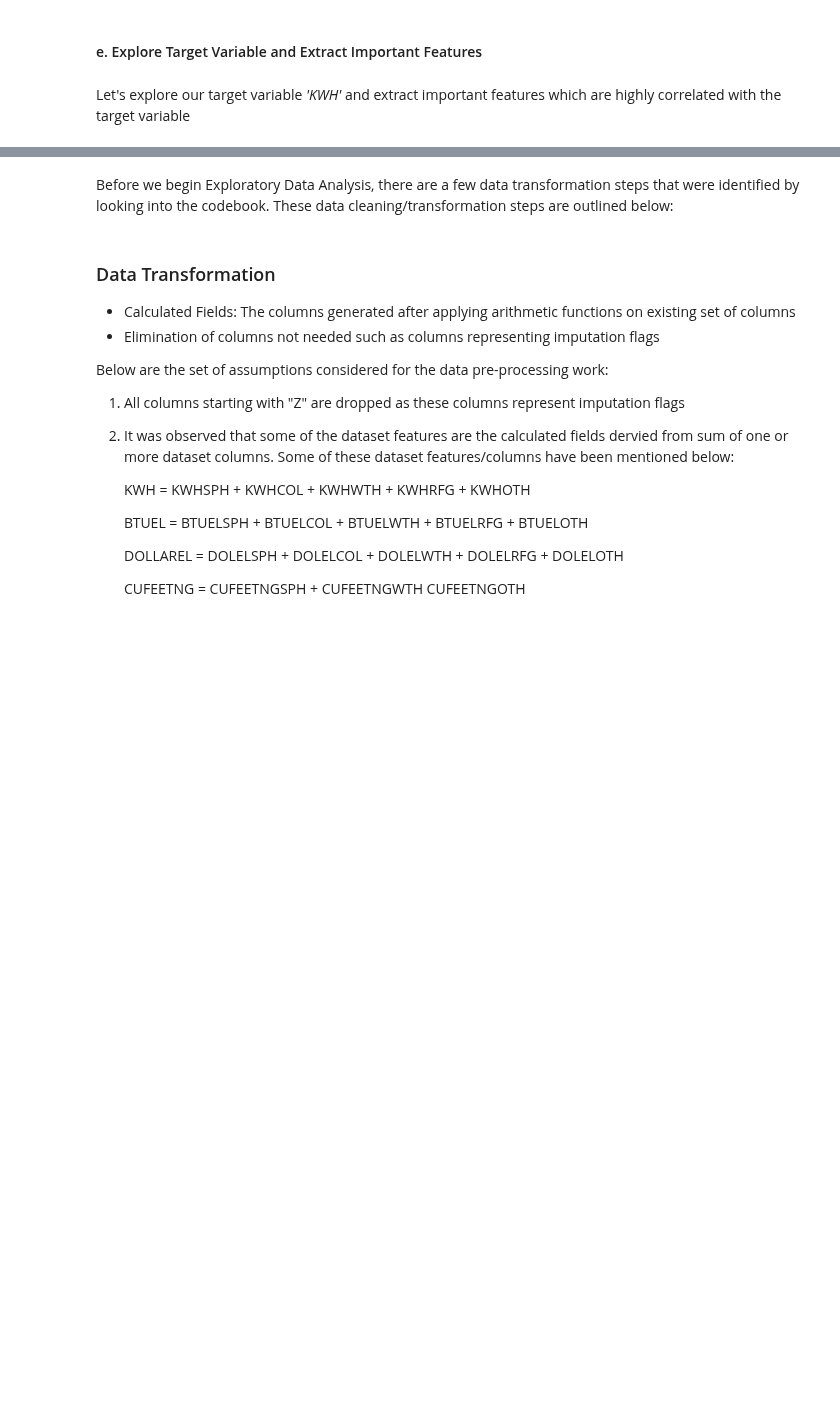
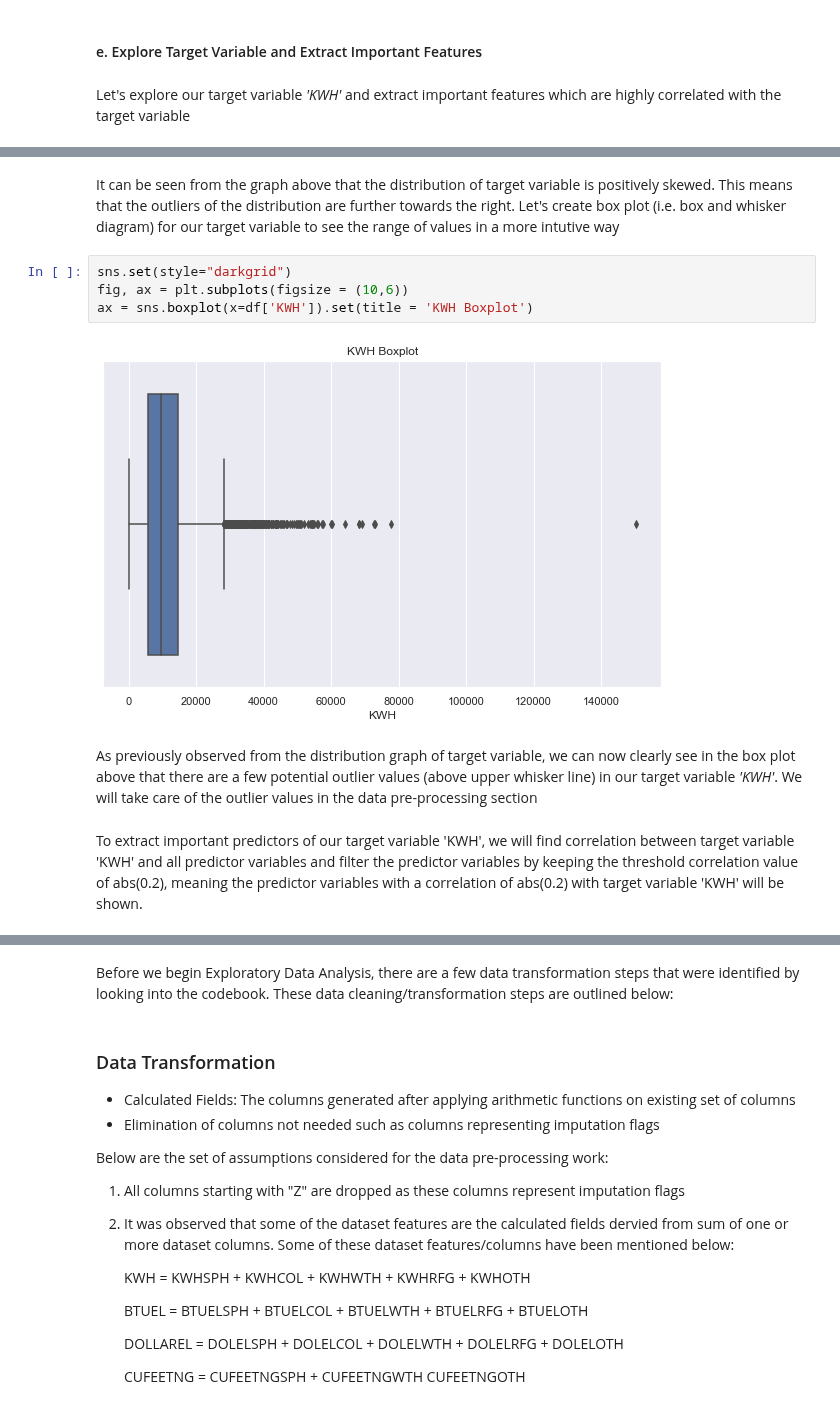
Before and after one commit to nipun-goyal/Residential-Energy-Consumption-Prediction, a Jupyter notebook: 1.0-Residential-Energy-Modeling.ipynb, the cells around one changed output, grey strips where cells are left out. Cells and saved outputs as stored; diff of their text form; blank space fills up the shorter version.

Commit message:
explore target variable section added

```diff
--- a/1.0-Residential-Energy-Modeling.ipynb
+++ b/1.0-Residential-Energy-Modeling.ipynb
@@ -279,0 +310,12 @@ Let's explore our target variable _'KWH'_ and extract important features which a
+# %% [markdown]
+It can be seen from the graph above that the distribution of target variable is positively skewed. This means that the outliers of the distribution are further towards the right. Let's create box plot (i.e. box and whisker diagram) for our target variable to see the range of values in a more intutive way
+# %%
+sns.set(style="darkgrid")
+fig, ax = plt.subplots(figsize = (10,6))
+ax = sns.boxplot(x=df['KWH']).set(title = 'KWH Boxplot')
+# %% [output]
+[figure, added]
+# %% [markdown]
+As previously observed from the distribution graph of target variable, we can now clearly see in the box plot above that there are a few potential outlier values (above upper whisker line) in our target variable _'KWH'_. We will take care of the outlier values in the data pre-processing section
+# %% [markdown]
+To extract important predictors of our target variable 'KWH', we will find correlation between target variable 'KWH' and all predictor variables and filter the predictor variables by keeping the threshold correlation value of abs(0.2), meaning the predictor variables with a correlation of abs(0.2) with target variable 'KWH' will be shown.
```
Also changed, not shown: parts of 8 cells of this notebook.
